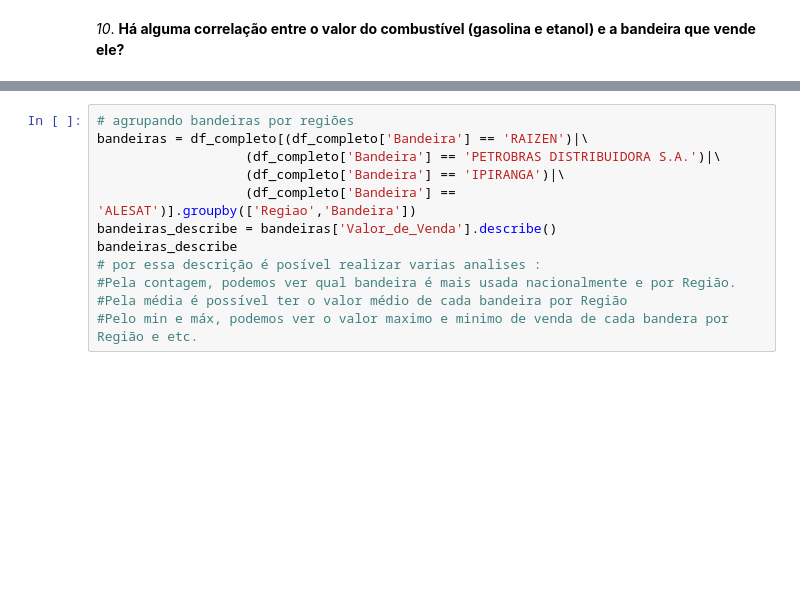
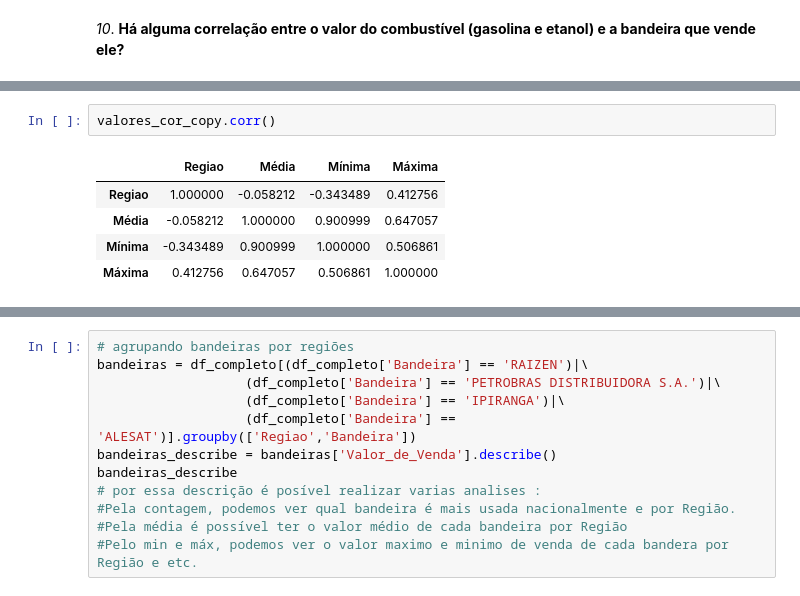
Before and after one commit to gustavovarella/Projeto_m4, a Jupyter notebook: PROJETO_M4.ipynb, the cells around one changed output, grey strips where cells are left out. Drawn from its saved outputs; the diff is of its cells as text; blank space fills up the shorter version.

```diff
--- a/PROJETO_M4.ipynb
+++ b/PROJETO_M4.ipynb
@@ -398,0 +524,8 @@ maximas_por_municipio
+# %%
+valores_cor_copy.corr()
+# %% [output]
+|  | Regiao | Média | Mínima | Máxima |
+| Regiao | 1.000000 | -0.058212 | -0.343489 | 0.412756 |
+| Média | -0.058212 | 1.000000 | 0.900999 | 0.647057 |
+| Mínima | -0.343489 | 0.900999 | 1.000000 | 0.506861 |
+| Máxima | 0.412756 | 0.647057 | 0.506861 | 1.000000 |
```
Also changed, not shown: parts of 23 cells of this notebook.
